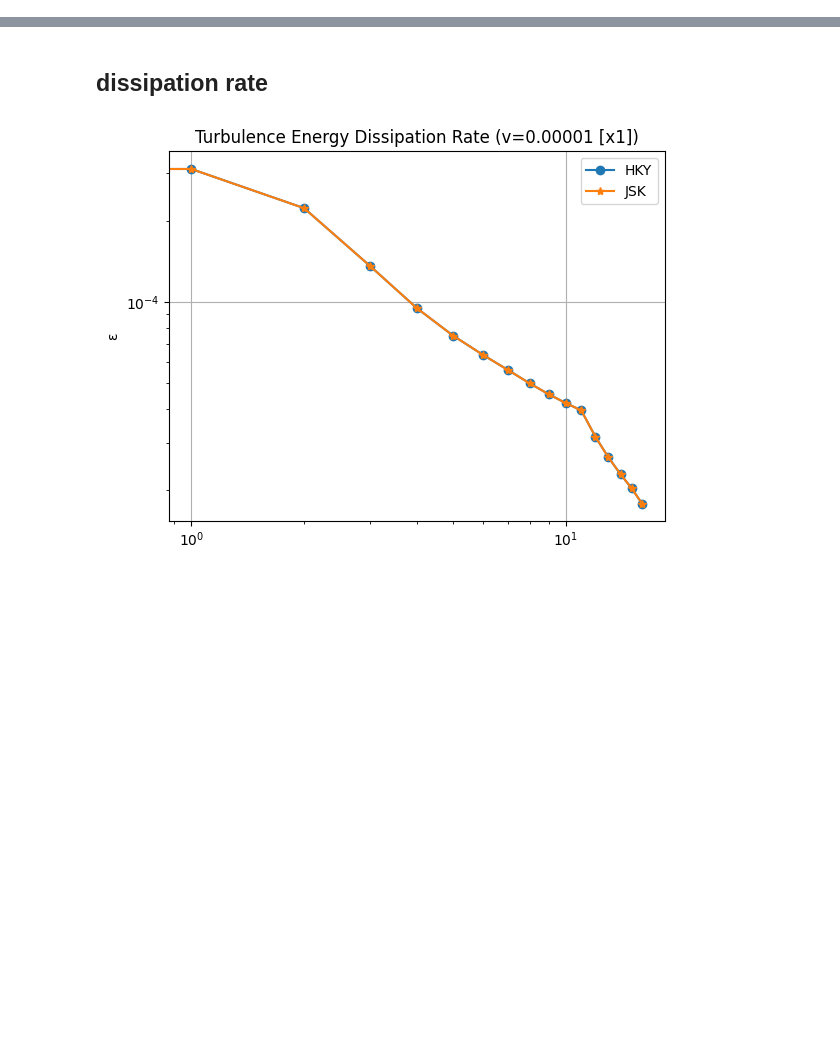
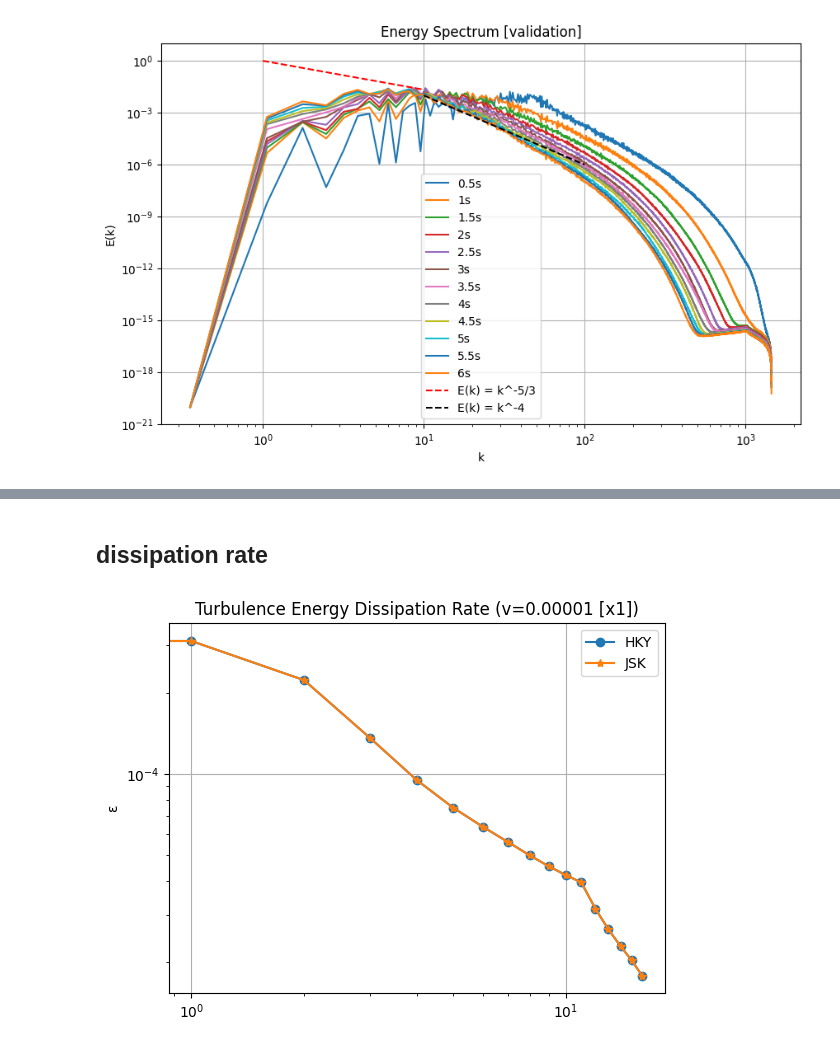
Before and after one commit to red1ithink/EnergySpectrum, a Jupyter notebook: spectrum.ipynb, the cells around one changed output, grey strips where cells are left out. Drawn from its saved outputs; the diff is of its cells as text; code cells hidden in the pictures; blank space fills up the shorter version.

```diff
--- a/spectrum.ipynb
+++ b/spectrum.ipynb
@@ -30,0 +26,15 @@ for files, title in zip(files_list, titles):
+# %%
+plt.figure(figsize=(10, 6))
+
+for file in files5:
+    F.velocity_plotting(file)
+
+compared_line()
+plt.xlabel("k")
+plt.ylabel("E(k)")
+plt.title("Energy Spectrum [validation]")
+plt.legend()
+plt.grid(True)
+plt.show()
+# %% [output]
+[figure, added]
```
Also changed, not shown: parts of 5 cells of this notebook, 9 other files.
